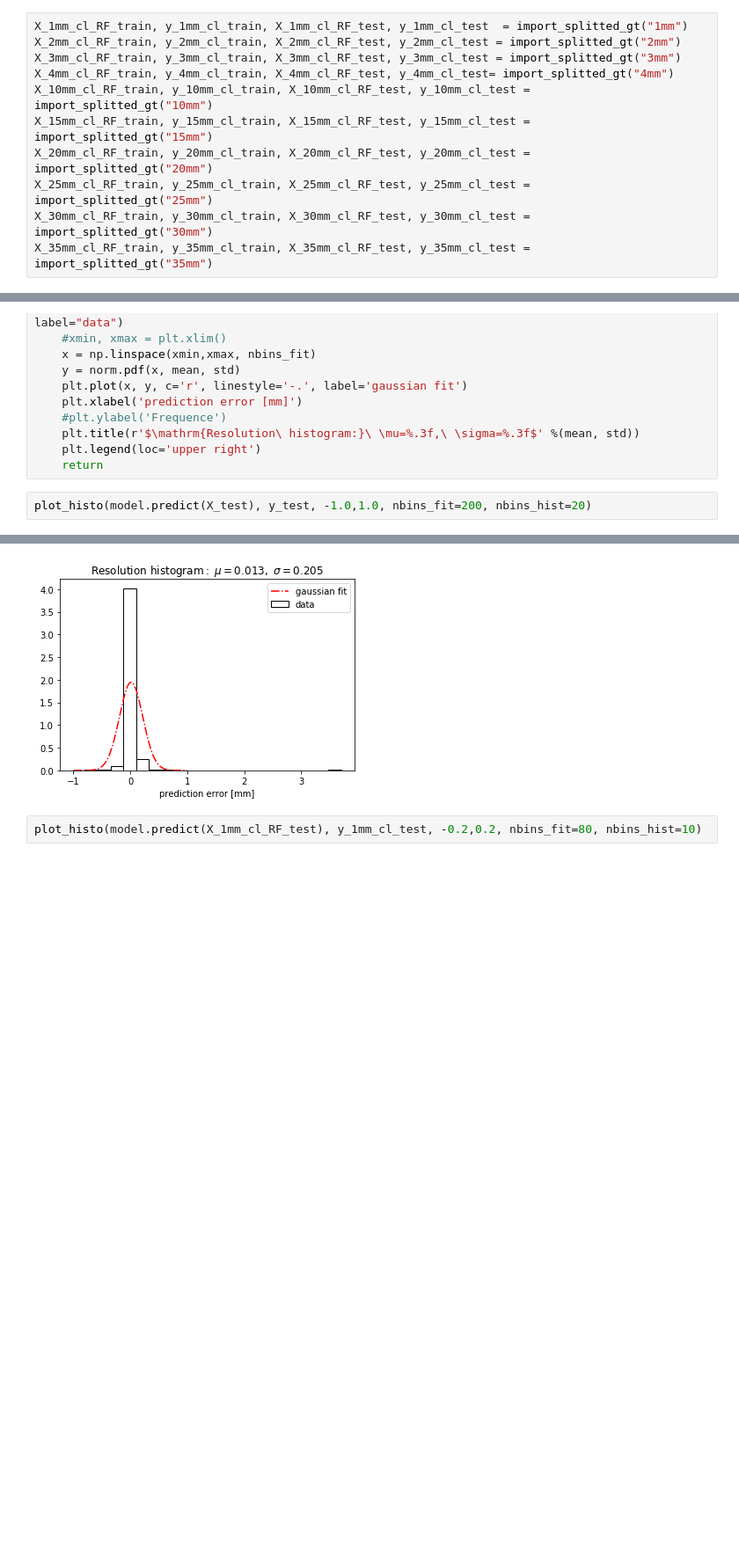
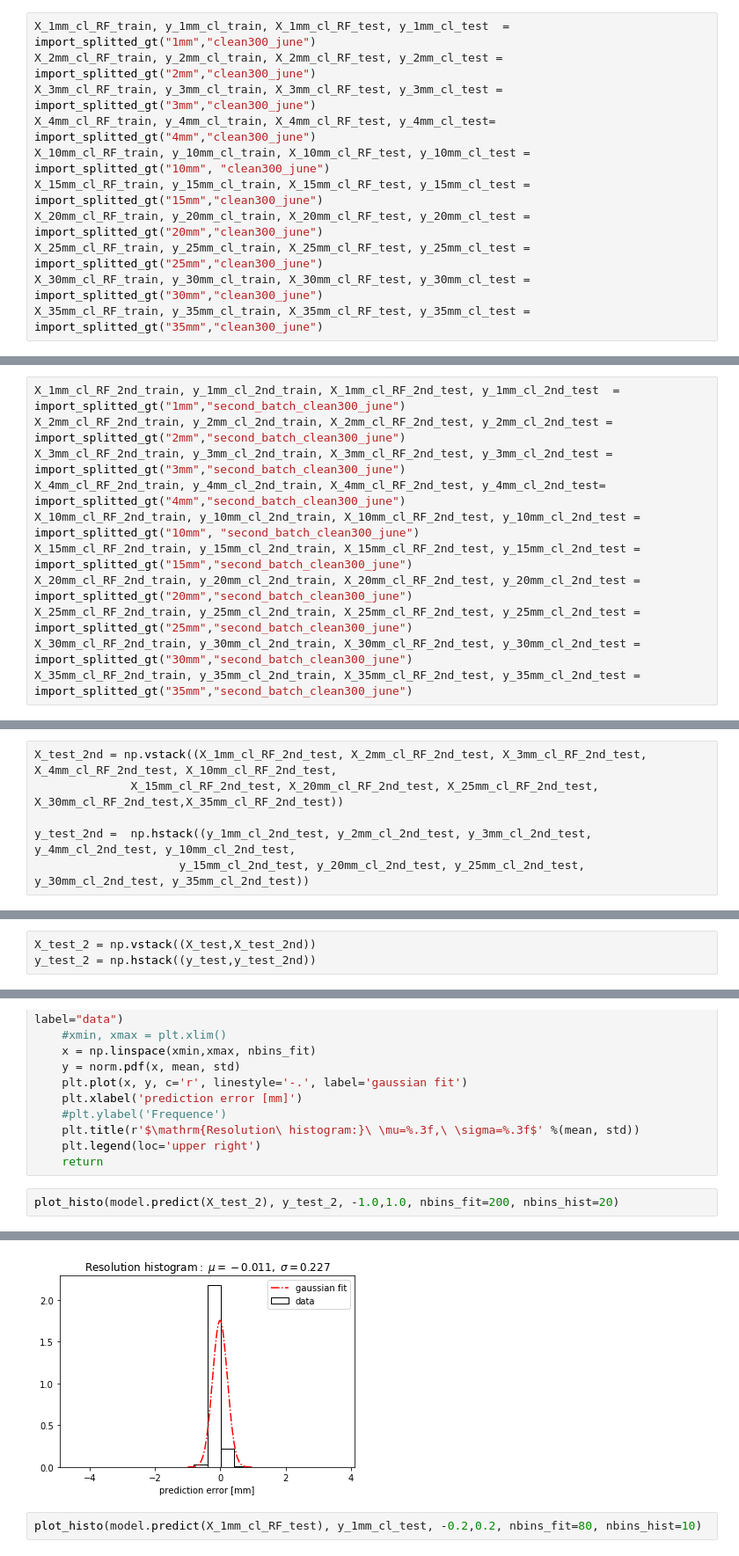
Before and after one commit to cdesio/leaf_reco, a Jupyter notebook: notebooks/RF_clean_test.ipynb, the cells around one changed output, grey strips where cells are left out. Shown at 88% size. Cells and saved outputs as stored; diff of their text form; blank space fills up the shorter version.

```diff
--- a/notebooks/RF_clean_test.ipynb
+++ b/notebooks/RF_clean_test.ipynb
@@ -53,13 +53,13 @@ def import_splitted_gt(pos):
     y_test = y[test_indices]
     return X_RF_train, y_train, X_RF_test, y_test
 # %%
-X_1mm_cl_RF_train, y_1mm_cl_train, X_1mm_cl_RF_test, y_1mm_cl_test  = import_splitted_gt("1mm")
-X_2mm_cl_RF_train, y_2mm_cl_train, X_2mm_cl_RF_test, y_2mm_cl_test = import_splitted_gt("2mm")
-X_3mm_cl_RF_train, y_3mm_cl_train, X_3mm_cl_RF_test, y_3mm_cl_test = import_splitted_gt("3mm")
-X_4mm_cl_RF_train, y_4mm_cl_train, X_4mm_cl_RF_test, y_4mm_cl_test= import_splitted_gt("4mm")
-X_10mm_cl_RF_train, y_10mm_cl_train, X_10mm_cl_RF_test, y_10mm_cl_test = import_splitted_gt("10mm")
-X_15mm_cl_RF_train, y_15mm_cl_train, X_15mm_cl_RF_test, y_15mm_cl_test = import_splitted_gt("15mm")
-X_20mm_cl_RF_train, y_20mm_cl_train, X_20mm_cl_RF_test, y_20mm_cl_test = import_splitted_gt("20mm")
-X_25mm_cl_RF_train, y_25mm_cl_train, X_25mm_cl_RF_test, y_25mm_cl_test = import_splitted_gt("25mm")
-X_30mm_cl_RF_train, y_30mm_cl_train, X_30mm_cl_RF_test, y_30mm_cl_test = import_splitted_gt("30mm")
-X_35mm_cl_RF_train, y_35mm_cl_train, X_35mm_cl_RF_test, y_35mm_cl_test = import_splitted_gt("35mm")
+X_1mm_cl_RF_train, y_1mm_cl_train, X_1mm_cl_RF_test, y_1mm_cl_test  = import_splitted_gt("1mm","clean300_june")
+X_2mm_cl_RF_train, y_2mm_cl_train, X_2mm_cl_RF_test, y_2mm_cl_test = import_splitted_gt("2mm","clean300_june")
+X_3mm_cl_RF_train, y_3mm_cl_train, X_3mm_cl_RF_test, y_3mm_cl_test = import_splitted_gt("3mm","clean300_june")
+X_4mm_cl_RF_train, y_4mm_cl_train, X_4mm_cl_RF_test, y_4mm_cl_test= import_splitted_gt("4mm","clean300_june")
+X_10mm_cl_RF_train, y_10mm_cl_train, X_10mm_cl_RF_test, y_10mm_cl_test = import_splitted_gt("10mm", "clean300_june")
+X_15mm_cl_RF_train, y_15mm_cl_train, X_15mm_cl_RF_test, y_15mm_cl_test = import_splitted_gt("15mm","clean300_june")
+X_20mm_cl_RF_train, y_20mm_cl_train, X_20mm_cl_RF_test, y_20mm_cl_test = import_splitted_gt("20mm","clean300_june")
+X_25mm_cl_RF_train, y_25mm_cl_train, X_25mm_cl_RF_test, y_25mm_cl_test = import_splitted_gt("25mm","clean300_june")
+X_30mm_cl_RF_train, y_30mm_cl_train, X_30mm_cl_RF_test, y_30mm_cl_test = import_splitted_gt("30mm","clean300_june")
+X_35mm_cl_RF_train, y_35mm_cl_train, X_35mm_cl_RF_test, y_35mm_cl_test = import_splitted_gt("35mm","clean300_june")
@@ -66,3 +74,14 @@ X_35mm_cl_RF_train, y_35mm_cl_train, X_35mm_cl_RF_test, y_35mm_cl_test = import_
+# %%
+X_1mm_cl_RF_2nd_train, y_1mm_cl_2nd_train, X_1mm_cl_RF_2nd_test, y_1mm_cl_2nd_test  = import_splitted_gt("1mm","second_batch_clean300_june")
+X_2mm_cl_RF_2nd_train, y_2mm_cl_2nd_train, X_2mm_cl_RF_2nd_test, y_2mm_cl_2nd_test = import_splitted_gt("2mm","second_batch_clean300_june")
+X_3mm_cl_RF_2nd_train, y_3mm_cl_2nd_train, X_3mm_cl_RF_2nd_test, y_3mm_cl_2nd_test = import_splitted_gt("3mm","second_batch_clean300_june")
+X_4mm_cl_RF_2nd_train, y_4mm_cl_2nd_train, X_4mm_cl_RF_2nd_test, y_4mm_cl_2nd_test= import_splitted_gt("4mm","second_batch_clean300_june")
+X_10mm_cl_RF_2nd_train, y_10mm_cl_2nd_train, X_10mm_cl_RF_2nd_test, y_10mm_cl_2nd_test = import_splitted_gt("10mm", "second_batch_clean300_june")
+X_15mm_cl_RF_2nd_train, y_15mm_cl_2nd_train, X_15mm_cl_RF_2nd_test, y_15mm_cl_2nd_test = import_splitted_gt("15mm","second_batch_clean300_june")
+X_20mm_cl_RF_2nd_train, y_20mm_cl_2nd_train, X_20mm_cl_RF_2nd_test, y_20mm_cl_2nd_test = import_splitted_gt("20mm","second_batch_clean300_june")
+X_25mm_cl_RF_2nd_train, y_25mm_cl_2nd_train, X_25mm_cl_RF_2nd_test, y_25mm_cl_2nd_test = import_splitted_gt("25mm","second_batch_clean300_june")
+X_30mm_cl_RF_2nd_train, y_30mm_cl_2nd_train, X_30mm_cl_RF_2nd_test, y_30mm_cl_2nd_test = import_splitted_gt("30mm","second_batch_clean300_june")
+X_35mm_cl_RF_2nd_train, y_35mm_cl_2nd_train, X_35mm_cl_RF_2nd_test, y_35mm_cl_2nd_test = import_splitted_gt("35mm","second_batch_clean300_june")
 # %%
 X_train = np.vstack((X_1mm_cl_RF_train, X_2mm_cl_RF_train, X_3mm_cl_RF_train, X_4mm_cl_RF_train, X_10mm_cl_RF_train,
               X_15mm_cl_RF_train, X_20mm_cl_RF_train, X_25mm_cl_RF_train, X_30mm_cl_RF_train, X_35mm_cl_RF_train))
@@ -74,6 +93,12 @@ X_test = np.vstack((X_1mm_cl_RF_test, X_2mm_cl_RF_test, X_3mm_cl_RF_test, X_4mm_
 
 y_test =  np.hstack((y_1mm_cl_test, y_2mm_cl_test, y_3mm_cl_test, y_4mm_cl_test, y_10mm_cl_test,
                      y_15mm_cl_test, y_20mm_cl_test, y_25mm_cl_test, y_30mm_cl_test, y_35mm_cl_test))
+# %%
+X_test_2nd = np.vstack((X_1mm_cl_RF_2nd_test, X_2mm_cl_RF_2nd_test, X_3mm_cl_RF_2nd_test, X_4mm_cl_RF_2nd_test, X_10mm_cl_RF_2nd_test,
+              X_15mm_cl_RF_2nd_test, X_20mm_cl_RF_2nd_test, X_25mm_cl_RF_2nd_test, X_30mm_cl_RF_2nd_test,X_35mm_cl_RF_2nd_test))
+
+y_test_2nd =  np.hstack((y_1mm_cl_2nd_test, y_2mm_cl_2nd_test, y_3mm_cl_2nd_test, y_4mm_cl_2nd_test, y_10mm_cl_2nd_test,
+                     y_15mm_cl_2nd_test, y_20mm_cl_2nd_test, y_25mm_cl_2nd_test, y_30mm_cl_2nd_test, y_35mm_cl_2nd_test))
 # %%
 model = RandomForestRegressor(random_state=42, n_estimators=50, n_jobs=2, verbose=2)
 # %%
@@ -140,0 +175,3 @@ mean_squared_error(model.predict(X_test), y_test)
+# %%
+X_test_2 = np.vstack((X_test,X_test_2nd))
+y_test_2 = np.hstack((y_test,y_test_2nd))
@@ -213,12 +257,12 @@ def plot_histo(preds, true, xmin, xmax, nbins_fit, nbins_hist=8):
     plt.legend(loc='upper right')
     return
 # %%
-plot_histo(model.predict(X_test), y_test, -1.0,1.0, nbins_fit=200, nbins_hist=20)
+plot_histo(model.predict(X_test_2), y_test_2, -1.0,1.0, nbins_fit=200, nbins_hist=20)
 # %% [output]
 [Parallel(n_jobs=2)]: Using backend ThreadingBackend with 2 concurrent workers.
 [Parallel(n_jobs=2)]: Done  37 tasks      | elapsed:    0.0s
 [Parallel(n_jobs=2)]: Done  50 out of  50 | elapsed:    0.0s finished
-[figure, old version]
+[figure, new version]
 # %%
 plot_histo(model.predict(X_1mm_cl_RF_test), y_1mm_cl_test, -0.2,0.2, nbins_fit=80, nbins_hist=10)
 # %% [output]
```
Also changed, not shown: parts of 34 cells of this notebook.
